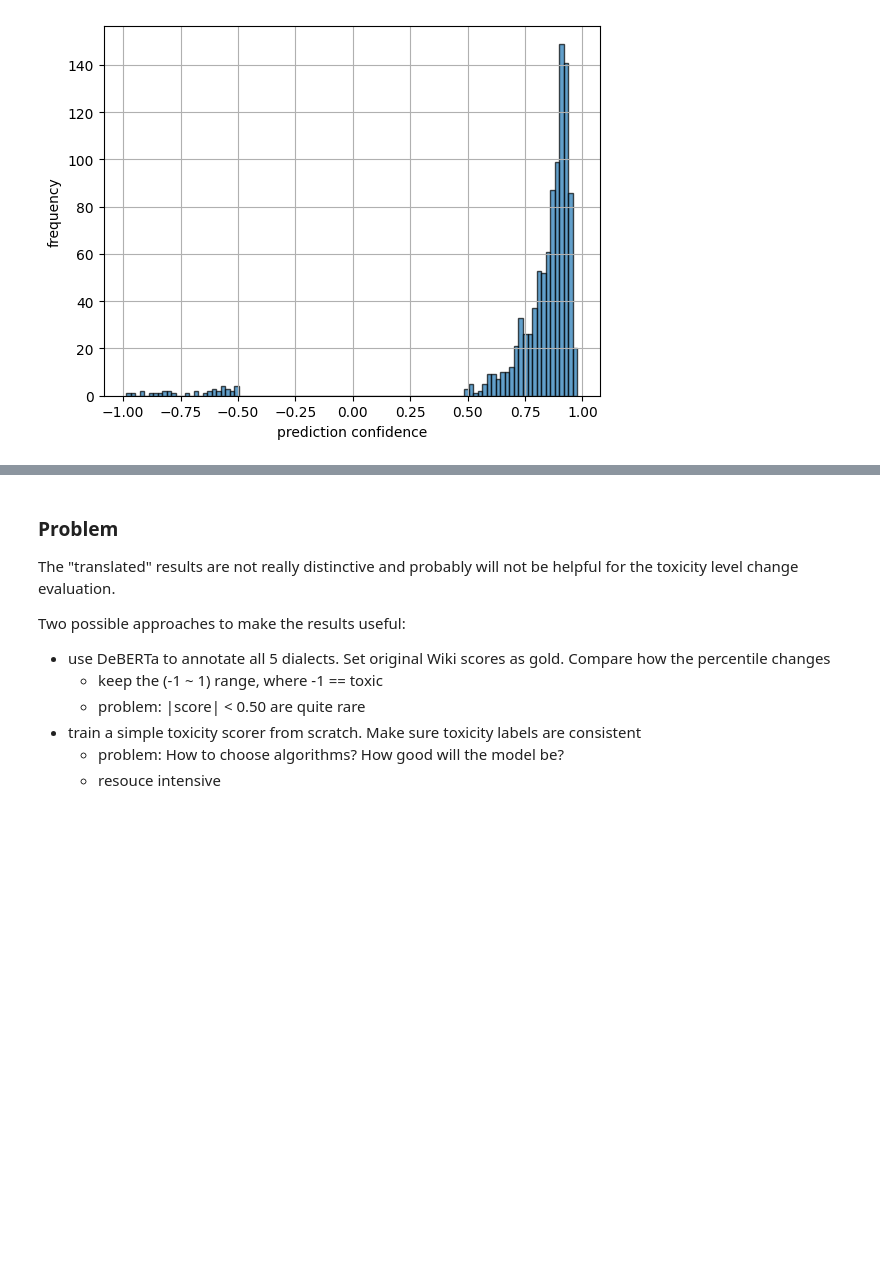
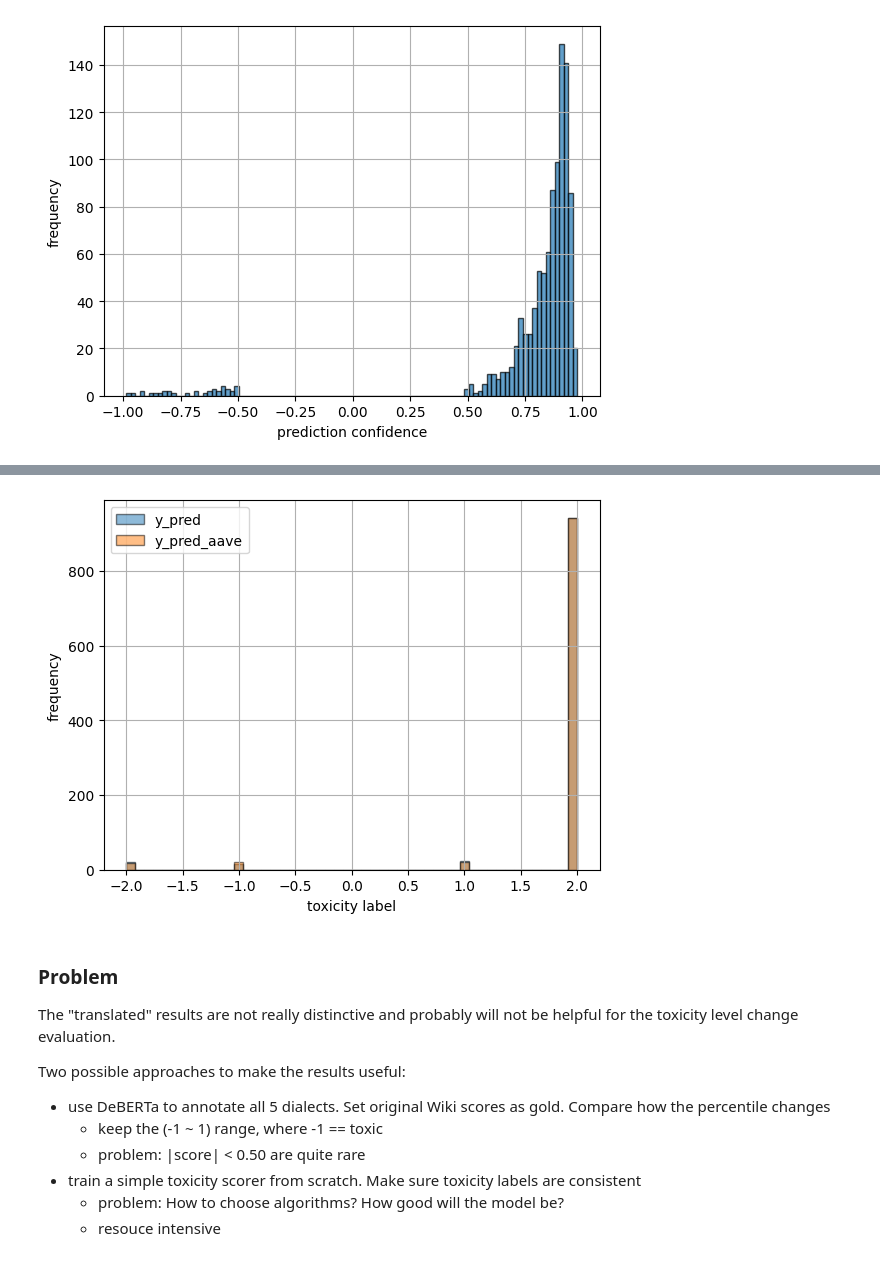
Before and after one commit to xuanxuanx-98/CompMod_2324_BN-AP, a Jupyter notebook: notebooks/toxicity_detection_dialect_bias.ipynb, the cells around one changed output, grey strips where cells are left out. Saved outputs shown, nothing was run; the diff lists cells and outputs as text; code cells hidden in the pictures; blank space fills up the shorter version.

```diff
--- a/notebooks/toxicity_detection_dialect_bias.ipynb
+++ b/notebooks/toxicity_detection_dialect_bias.ipynb
@@ -129,3 +161,16 @@ plt.show()
+# %%
+pred_aave_label = list(pred_aave_1k["label"])
+
+plt.hist(pred_label, bins=50, edgecolor="black", alpha=0.5, label="y_pred")
+plt.hist(pred_aave_label, bins=50, edgecolor="black", alpha=0.5, label="y_pred_aave")
+
+plt.xlabel("toxicity label")
+plt.ylabel("frequency")
+plt.legend()
+plt.grid(True)
+plt.show()
+# %% [output]
+[figure, added]
 # %% [markdown]
 ### Problem
 
```
Also changed, not shown: parts of 4 cells of this notebook, 2 other files.
